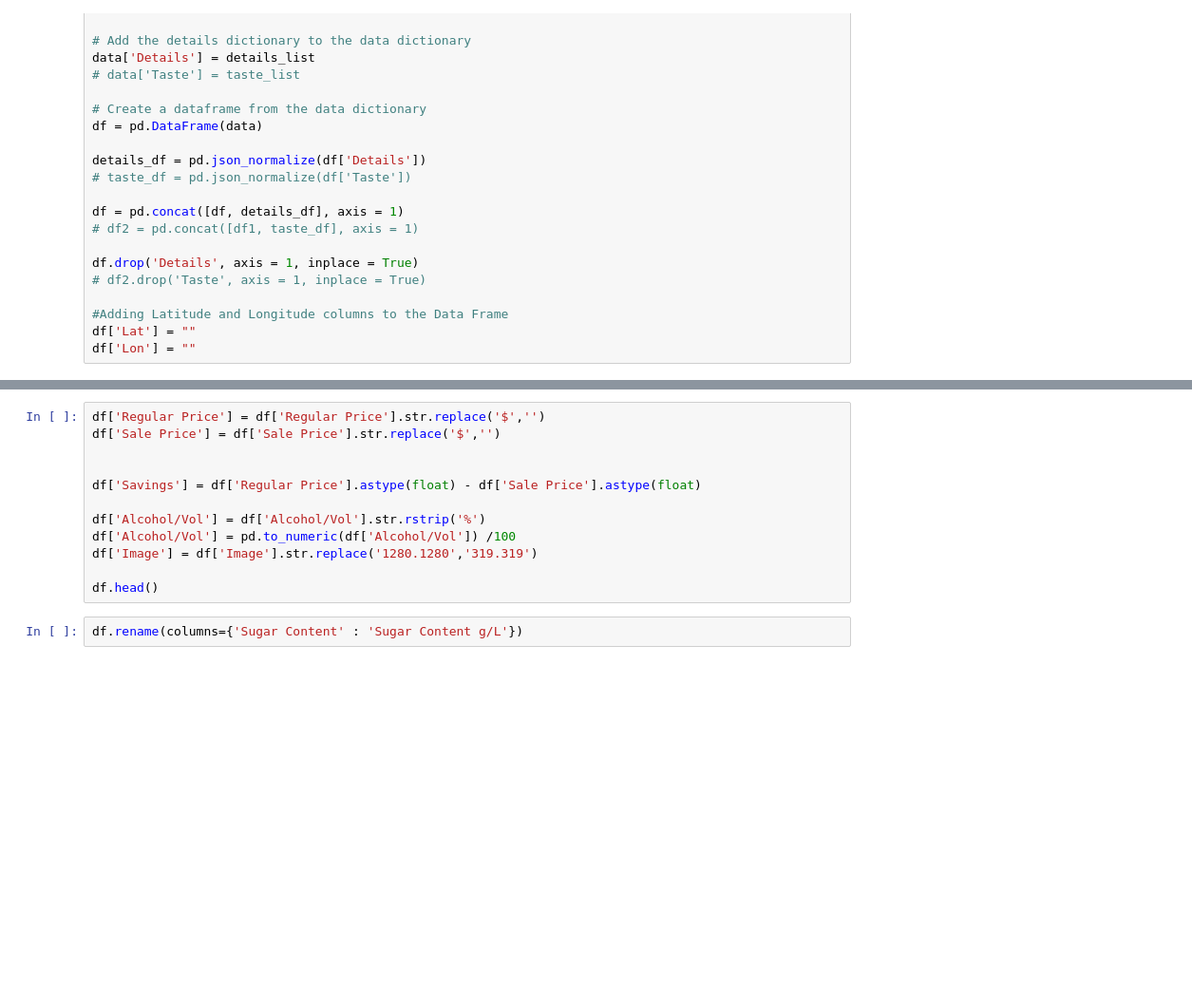
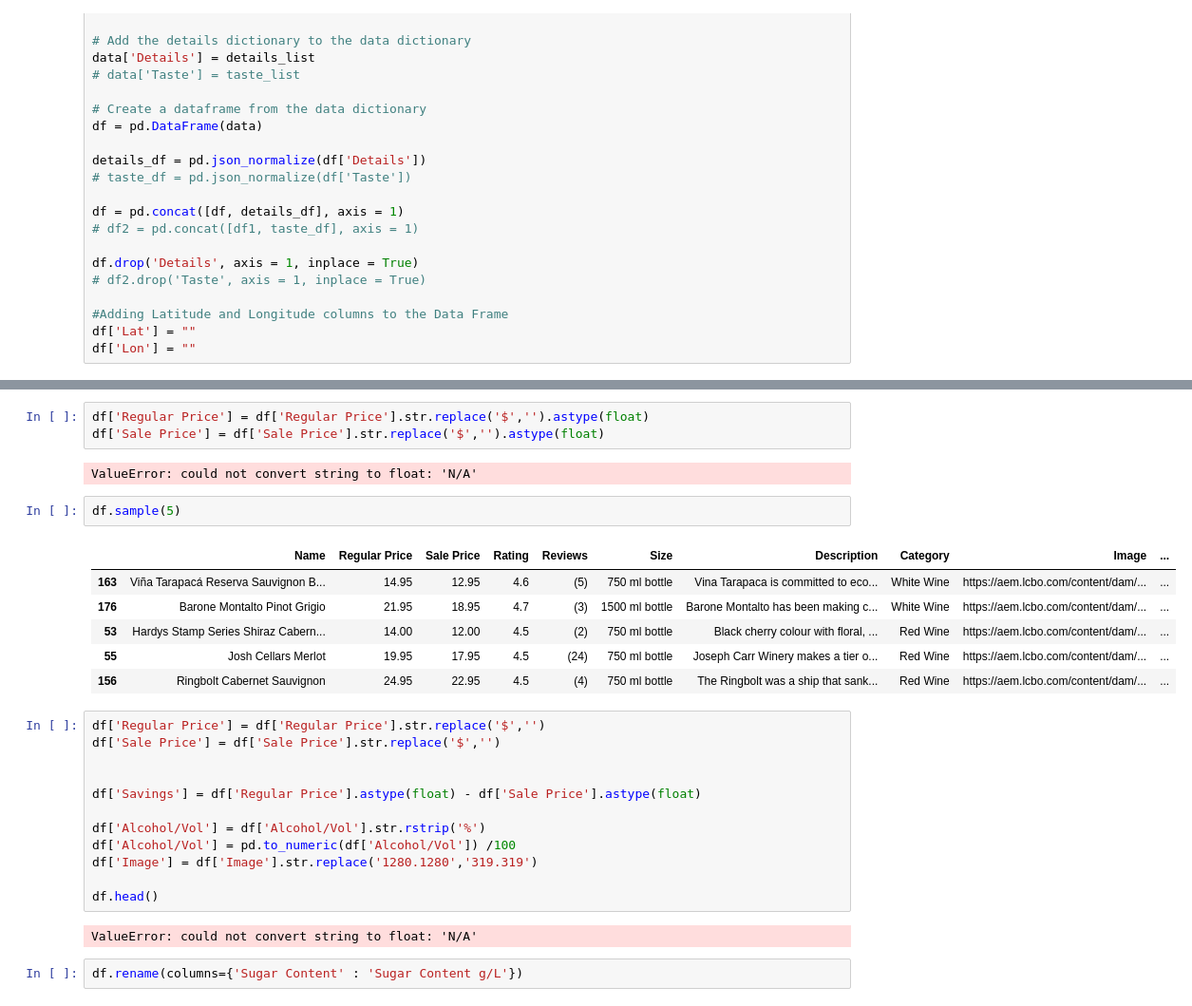
Before and after one commit to domoto86/lcbo-clustering, a Jupyter notebook: LCBO-Scrapping.ipynb, the cells around one changed output, grey strips where cells are left out. Shown at 95% size. Cells and saved outputs as stored; diff of their text form; blank space fills up the shorter version.

```diff
--- a/LCBO-Scrapping.ipynb
+++ b/LCBO-Scrapping.ipynb
@@ -280,3 +351,17 @@ df.loc[df['Name'] == ' Allegrini Palazzo della Torre 2019', 'Regular Price']
+# %%
+df['Regular Price'] = df['Regular Price'].str.replace('$','').astype(float)
+df['Sale Price'] = df['Sale Price'].str.replace('$','').astype(float)
+# %% [output]
+ValueError: could not convert string to float: 'N/A'
+# %%
+df.sample(5)
+# %% [output]
+|  | Name | Regular Price | Sale Price | Rating | Reviews | Size | Description | Category | Image | ... |
+| 163 | Viña Tarapacá Reserva Sauvignon B... | 14.95 | 12.95 | 4.6 | (5) | 750 ml bottle | Vina Tarapaca is committed to eco... | White Wine | https://aem.lcbo.com/content/dam/... | ... |
+| 176 | Barone Montalto Pinot Grigio | 21.95 | 18.95 | 4.7 | (3) | 1500 ml bottle | Barone Montalto has been making c... | White Wine | https://aem.lcbo.com/content/dam/... | ... |
+| 53 | Hardys Stamp Series Shiraz Cabern... | 14.00 | 12.00 | 4.5 | (2) | 750 ml bottle | Black cherry colour with floral, ... | Red Wine | https://aem.lcbo.com/content/dam/... | ... |
+| 55 | Josh Cellars Merlot | 19.95 | 17.95 | 4.5 | (24) | 750 ml bottle | Joseph Carr Winery makes a tier o... | Red Wine | https://aem.lcbo.com/content/dam/... | ... |
+| 156 | Ringbolt Cabernet Sauvignon | 24.95 | 22.95 | 4.5 | (4) | 750 ml bottle | The Ringbolt was a ship that sank... | Red Wine | https://aem.lcbo.com/content/dam/... | ... |
 # %%
 df['Regular Price'] = df['Regular Price'].str.replace('$','')
 df['Sale Price'] = df['Sale Price'].str.replace('$','')
@@ -289,6 +374,8 @@ df['Alcohol/Vol'] = pd.to_numeric(df['Alcohol/Vol']) /100
 df['Image'] = df['Image'].str.replace('1280.1280','319.319')
 
 df.head()
+# %% [output]
+ValueError: could not convert string to float: 'N/A'
 # %%
 df.rename(columns={'Sugar Content' : 'Sugar Content g/L'})
 # %%
```
Also changed, not shown: parts of 9 cells of this notebook, 2 other files.
